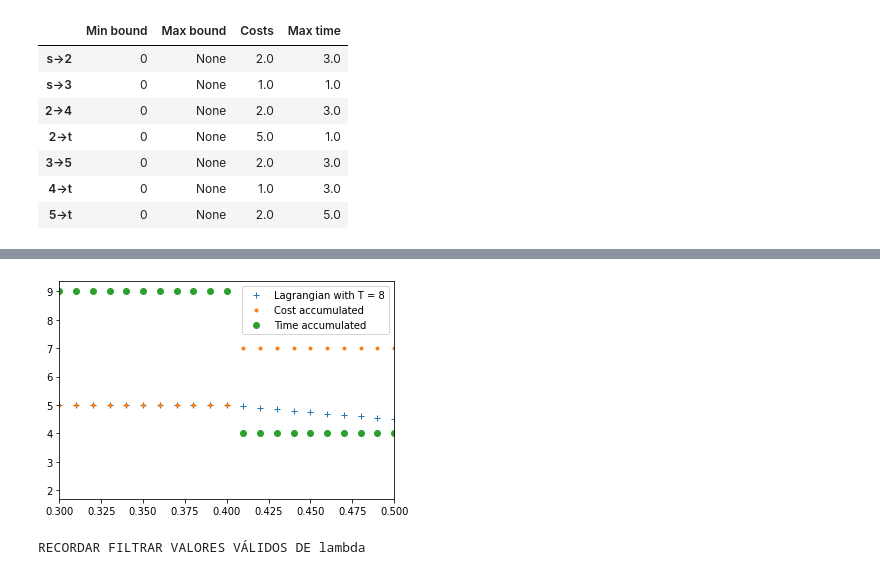
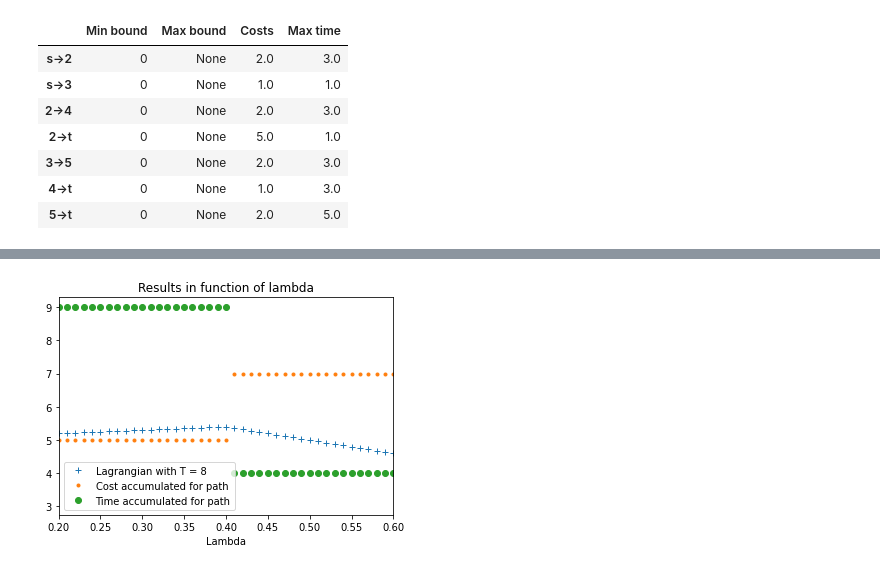
Before and after one commit to OS11-UTN/ex09-11-shortest-path-with-time-constraints-diegopdurante, a Jupyter notebook: ex09-11/U3Ex10-Shortest-path-with-time-constraints-Lagrangian-Relaxation.ipynb, the cells around one changed output, grey strips where cells are left out. Drawn from its saved outputs; the diff is of its cells as text; code cells hidden in the pictures.

```diff
--- a/ex09-11/U3Ex10-Shortest-path-with-time-constraints-Lagrangian-Relaxation.ipynb
+++ b/ex09-11/U3Ex10-Shortest-path-with-time-constraints-Lagrangian-Relaxation.ipynb
@@ -116,8 +116,4 @@ resume_df
 | 3->5 | 0 | None | 2.0 | 3.0 |
 | 4->t | 0 | None | 1.0 | 3.0 |
 | 5->t | 0 | None | 2.0 | 5.0 |
-# %%
-def get_new_cost(cost, t, lamb):
-    c_new = np.zeros(cost.shape)
-    return cost + lamb*t
 # %%
@@ -186,12 +193,13 @@ plt.show()
 # %%
-plt.plot(resultsT1[:,0], resultsT1[:,1], '+')
+plt.plot(resultsT2[:,0], resultsT2[:,1], '+')
 # plt.plot(resultsT2[:,0], resultsT2[:,1], )
 plt.plot(resultsT2[:,0], resultsT2[:,2], '.')
 plt.plot(resultsT2[:,0], resultsT2[:,3], 'o')
-plt.legend(["Lagrangian with T = 8", "Cost accumulated", "Time accumulated"])
-plt.xlim(0.3, 0.5)
+plt.legend(["Lagrangian with T = 8", "Cost accumulated for path", "Time accumulated for path"])
+plt.xlim(0.2, 0.6)
+plt.xlabel("Lambda")
+plt.title("Results in function of lambda")
 plt.show()
-print("RECORDAR FILTRAR VALORES VÁLIDOS DE lambda")
+# print("RECORDAR FILTRAR VALORES VÁLIDOS DE lambda")
 # %% [output]
-[figure, old version]
+[figure, new version]
-RECORDAR FILTRAR VALORES VÁLIDOS DE lambda
```
Also changed, not shown: parts of 33 cells of this notebook, 3 other files.
